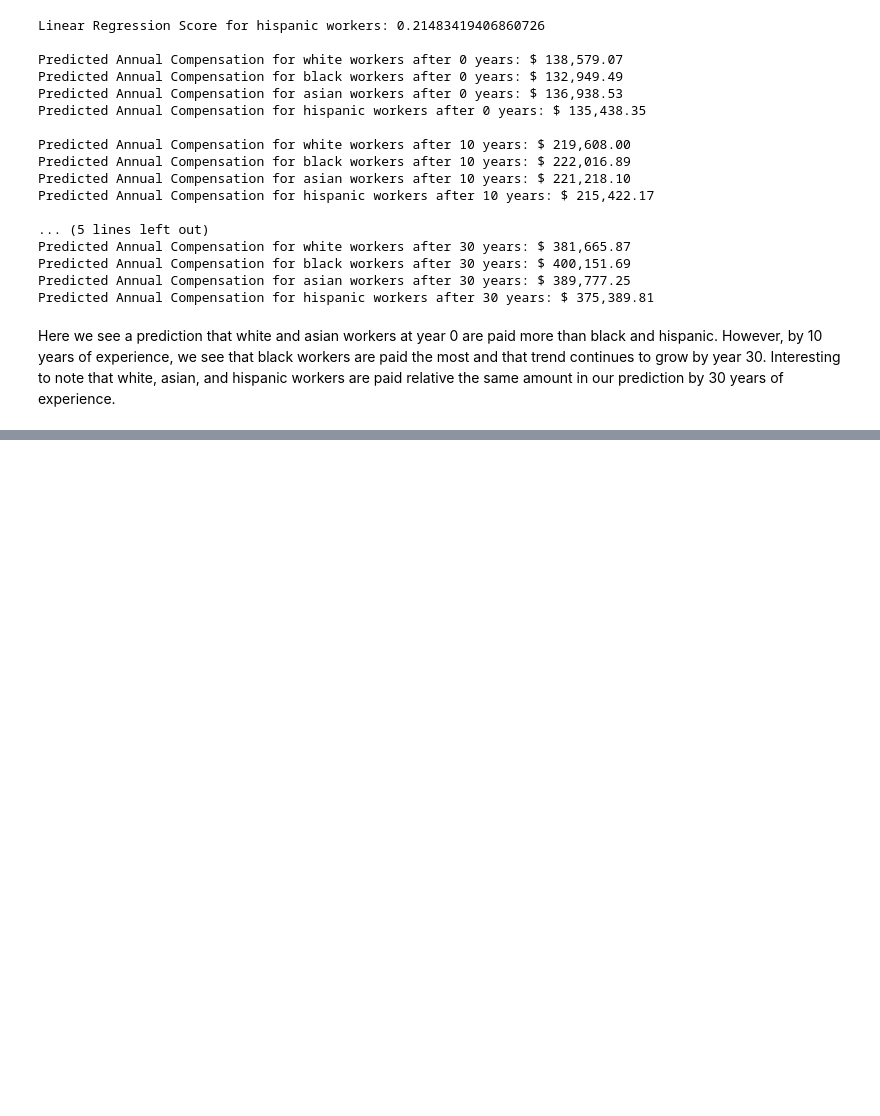
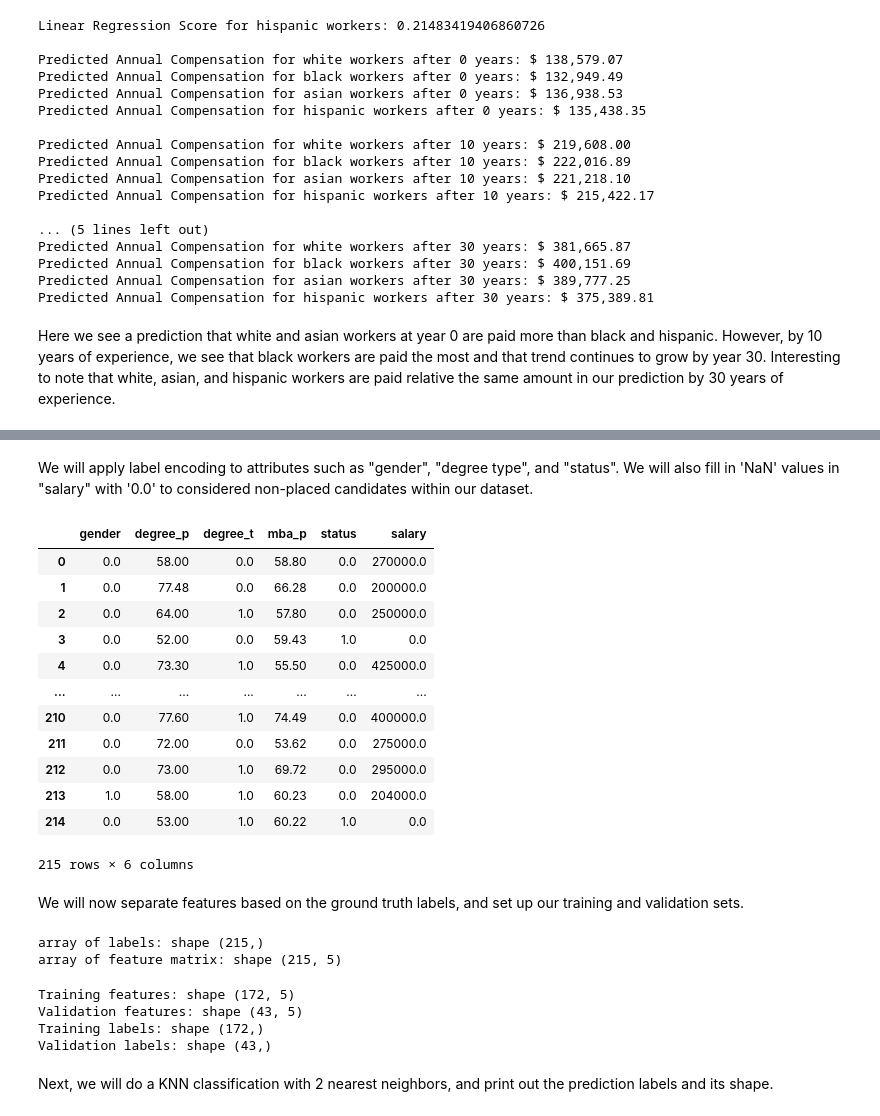
Before and after one commit to GMU-MinorityReport/CS484, a Jupyter notebook: code/The_Minority_Report.ipynb, the cells around one changed output, grey strips where cells are left out. Saved outputs shown, nothing was run; the diff lists cells and outputs as text; code cells hidden in the pictures; blank space fills up the shorter version.

```diff
--- a/code/The_Minority_Report.ipynb
+++ b/code/The_Minority_Report.ipynb
@@ -809,0 +853,55 @@ Here we see a prediction that white and asian workers at year 0 are paid more th
+# %% [markdown]
+We will apply label encoding to attributes such as "gender", "degree type", and "status". We will also fill in 'NaN' values in "salary" with '0.0' to considered non-placed candidates within our dataset.
+# %%
+# applying label encoding
+dataframe.replace('M', 0.0, inplace=True)
+dataframe.replace('F', 1.0, inplace=True)
+dataframe.replace('Sci&Tech', 0.0, inplace=True)
+dataframe.replace('Comm&Mgmt', 1.0, inplace=True)
+dataframe.replace('Others', 2.0, inplace=True)
+dataframe.salary.fillna(value=0,inplace=True)
+dataframe.replace('Placed', 0.0, inplace=True)
+dataframe.replace('Not Placed', 1.0, inplace=True)
+display(dataframe)
+# %% [output]
+|  | gender | degree_p | degree_t | mba_p | status | salary |
+| 0 | 0.0 | 58.00 | 0.0 | 58.80 | 0.0 | 270000.0 |
+| 1 | 0.0 | 77.48 | 0.0 | 66.28 | 0.0 | 200000.0 |
+| 2 | 0.0 | 64.00 | 1.0 | 57.80 | 0.0 | 250000.0 |
+| 3 | 0.0 | 52.00 | 0.0 | 59.43 | 1.0 | 0.0 |
+| 4 | 0.0 | 73.30 | 1.0 | 55.50 | 0.0 | 425000.0 |
+| ... | ... | ... | ... | ... | ... | ... |
+| 210 | 0.0 | 77.60 | 1.0 | 74.49 | 0.0 | 400000.0 |
+| 211 | 0.0 | 72.00 | 0.0 | 53.62 | 0.0 | 275000.0 |
+| 212 | 0.0 | 73.00 | 1.0 | 69.72 | 0.0 | 295000.0 |
+| 213 | 1.0 | 58.00 | 1.0 | 60.23 | 0.0 | 204000.0 |
+| 214 | 0.0 | 53.00 | 1.0 | 60.22 | 1.0 | 0.0 |
+215 rows × 6 columns
+# %% [markdown]
+We will now separate features based on the ground truth labels, and set up our training and validation sets.
+# %%
+# split into features and labels
+features = dataframe.values[:, 1:]
+labels = dataframe.values[:, -1].astype(int)
+print('array of labels: shape', np.shape(labels))
+print('array of feature matrix: shape', np.shape(features))
+# %% [output]
+array of labels: shape (215,)
+array of feature matrix: shape (215, 5)
+# %%
+# split into validation and training features
+val_features, train_features = np.split(features, [int(0.2 * features.shape[0])])
+val_labels, train_labels = np.split(labels, [int(0.2 * labels.shape[0])])
+
+# print shapes
+print('Training features: shape', np.shape(train_features))
+print('Validation features: shape', np.shape(val_features))
+print('Training labels: shape', np.shape(train_labels))
+print('Validation labels: shape', np.shape(val_labels))
+# %% [output]
+Training features: shape (172, 5)
+Validation features: shape (43, 5)
+Training labels: shape (172,)
+Validation labels: shape (43,)
+# %% [markdown]
+Next, we will do a KNN classification with 2 nearest neighbors, and print out the prediction labels and its shape.
```
Also changed, not shown: parts of 7 cells of this notebook, 1 other file.
